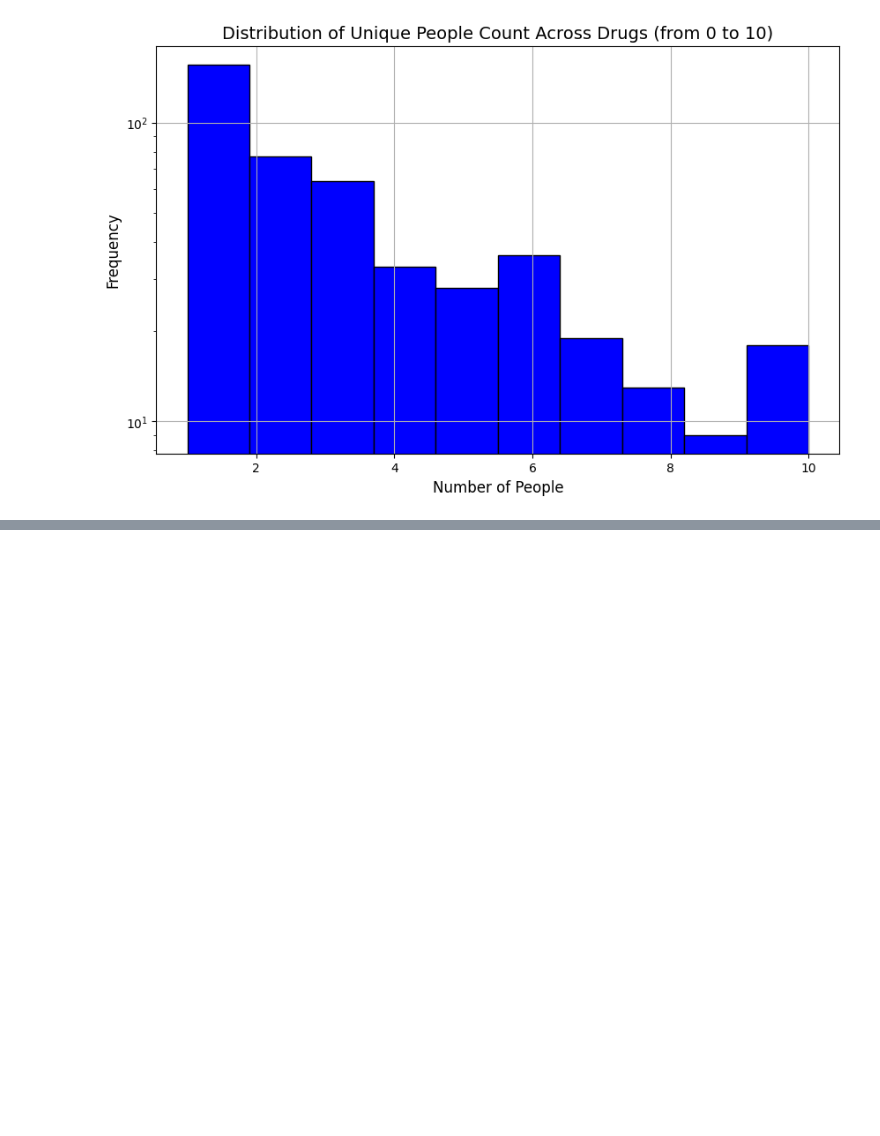
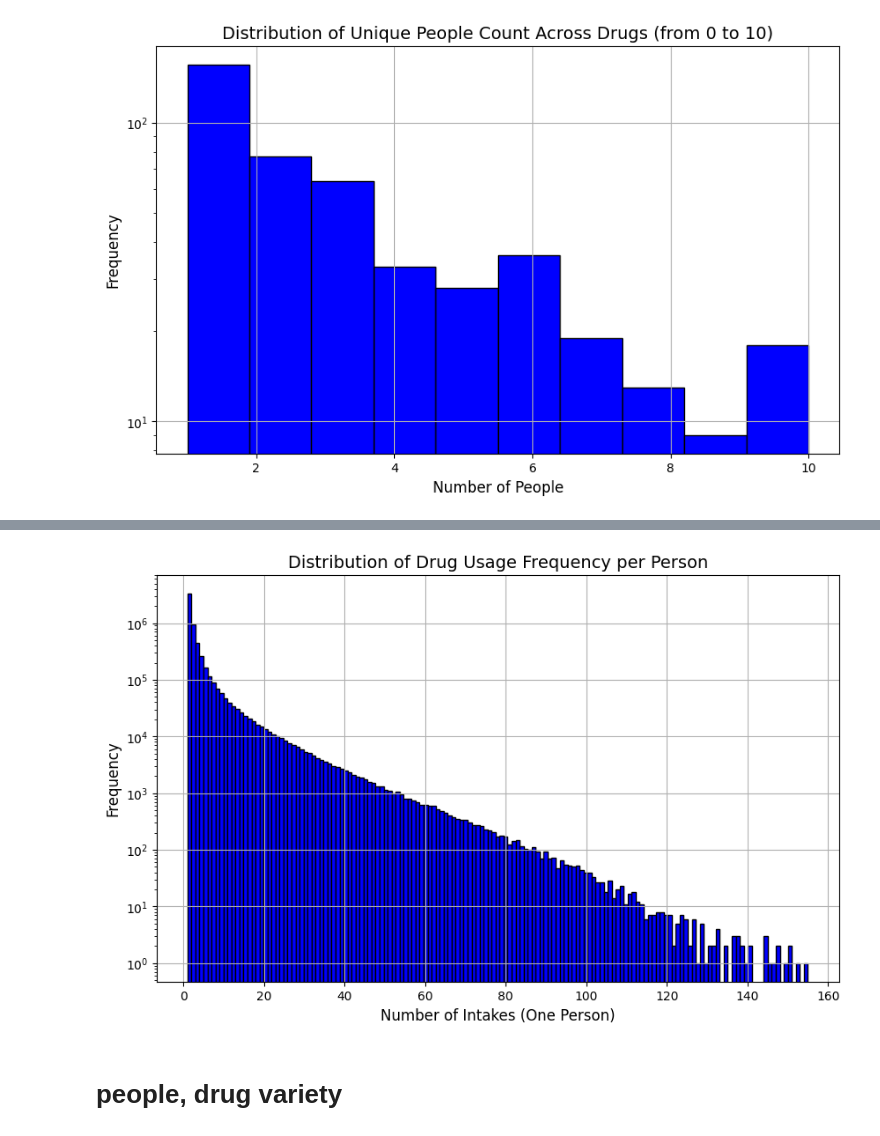
Before and after one commit to spicadust/Project_PerMed, a Jupyter notebook: notebooks/eda/ind_drug_era.ipynb, the cells around one changed output, grey strips where cells are left out. Saved outputs shown, nothing was run; the diff lists cells and outputs as text; code cells hidden in the pictures; blank space fills up the shorter version.

```diff
--- a/notebooks/eda/ind_drug_era.ipynb
+++ b/notebooks/eda/ind_drug_era.ipynb
@@ -592,0 +599,6 @@ plt.show()
+# %%
+people_times_count = df.groupBy("eid", "drug_concept_id").agg(
+    count("*").alias("times_taken")
+)
+people_times_count = people_times_count.orderBy("times_taken", ascending=False)
+people_times_count.show()
@@ -592,0 +623,2 @@ plt.show()
+# %%
+people_times_count_pandas = people_times_count.toPandas()
@@ -592,0 +638,18 @@ plt.show()
+# %%
+plt.figure(figsize=(10, 6))
+plt.hist(
+    people_times_count_pandas["times_taken"],
+    bins=155,
+    color="blue",
+    edgecolor="black",
+)
+plt.title("Distribution of Drug Usage Frequency per Person", fontsize=14)
+plt.xlabel("Number of Intakes (One Person)", fontsize=12)
+plt.ylabel("Frequency", fontsize=12)
+plt.grid(True)
+plt.yscale("log")
+plt.show()
+# %% [output]
+[figure, added]
+# %% [markdown]
+# people, drug variety
```
Also changed, not shown: parts of 22 cells of this notebook, 12 other files.
